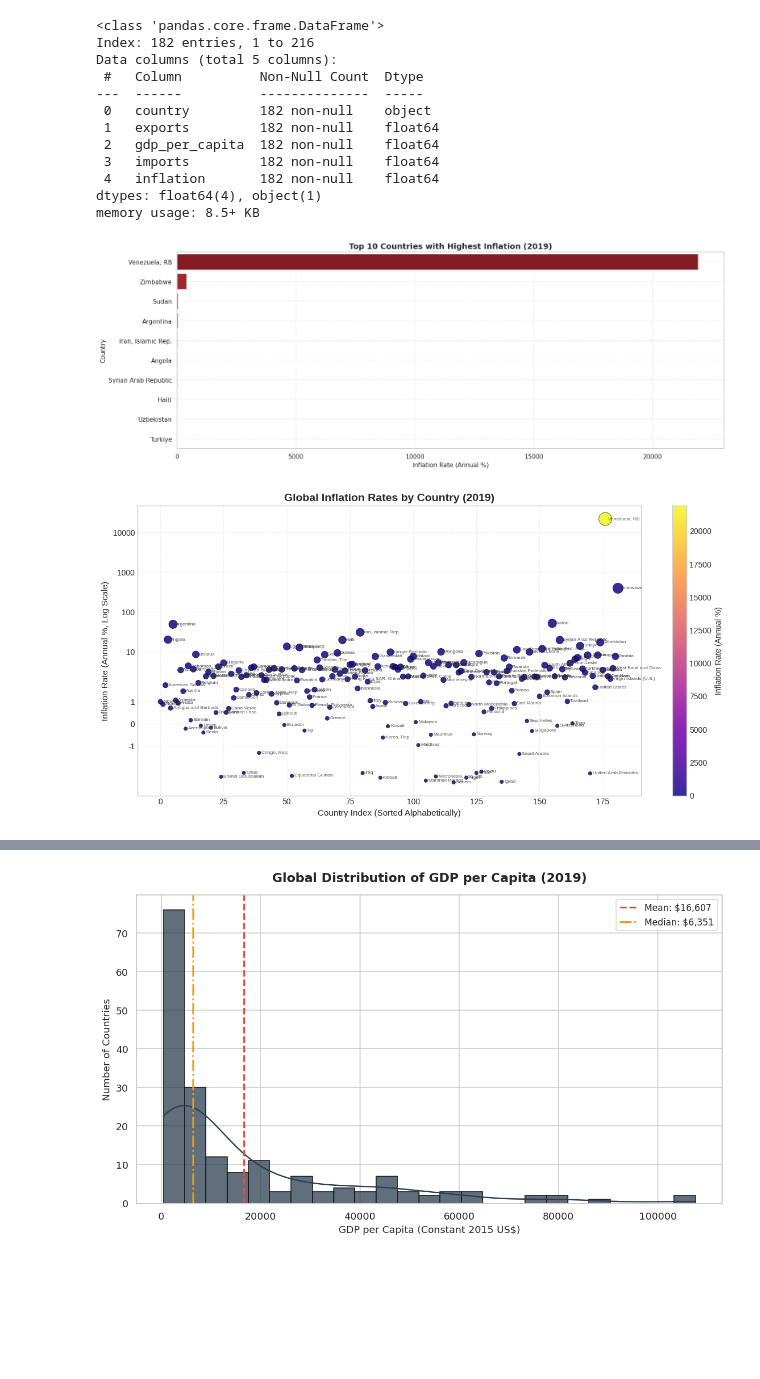
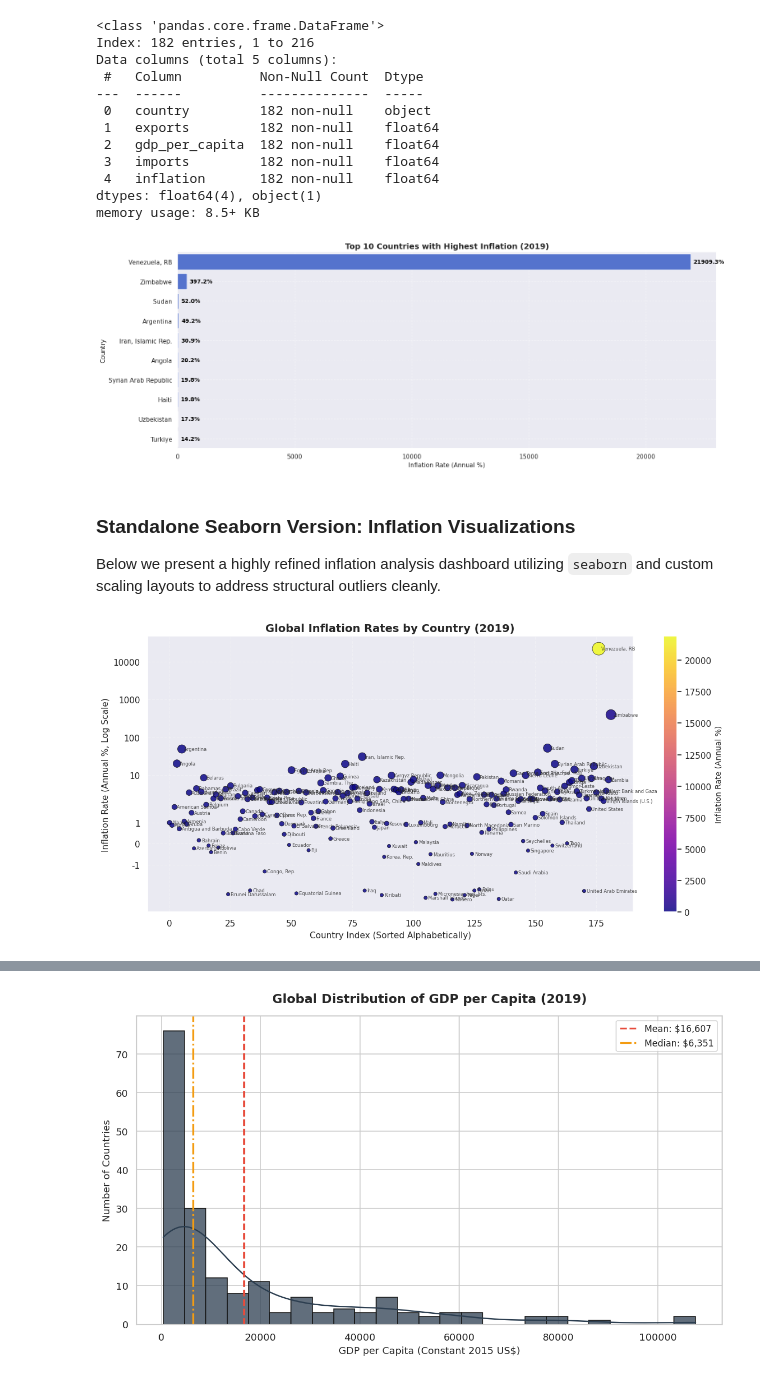
Before and after one commit to chipojaya1/ISS-Economic-Distance, a Jupyter notebook: Economic_distance_analysis.ipynb, the cells around one changed output, grey strips where cells are left out. Cells and saved outputs as stored; diff of their text form; code cells hidden in the pictures; blank space fills up the shorter version.

```diff
--- a/Economic_distance_analysis.ipynb
+++ b/Economic_distance_analysis.ipynb
@@ -6,7 +6,12 @@
 # define necessary libraries
 import pandas as pd
 import numpy as np
+
 import matplotlib.pyplot as plt
 import matplotlib.ticker as ticker
+import matplotlib.patches as mpatches
+
+from scipy.spatial import distance
 import seaborn as sns
+sns.set_theme(style="darkgrid")
 # %%
@@ -179,21 +184,29 @@ Data columns (total 5 columns):
 dtypes: float64(4), object(1)
 memory usage: 8.5+ KB
 # %%
-# Visualization for country-level inflation
+# Visualization for country-level inflation with percentage labels
 fig, ax = plt.subplots(1, 1, figsize=(16, 6))
 
 # Top 10 Countries with the Highest Inflation Rates in 2019
 top_inflation = wdi_df.nlargest(10, 'inflation')
-sns.barplot(x='inflation', y='country', data=top_inflation, ax=ax, hue='country', palette='Reds_r', legend=False)
+sns.barplot(x='inflation', y='country', data=top_inflation, ax=ax, color='royalblue')
+
+# Annotate the actual values onto the bars
+for container in ax.containers:
+    ax.bar_label(container, fmt='%.1f%%', padding=5, fontsize=10, color='black', weight='semibold')
+
 ax.set_title('Top 10 Countries with Highest Inflation (2019)', fontsize=14, fontweight='bold')
 ax.set_xlabel('Inflation Rate (Annual %)', fontsize=11)
 ax.set_ylabel('Country', fontsize=11)
 ax.grid(True, linestyle="--", alpha=0.5)
 
 plt.tight_layout()
 plt.show()
 # %% [output]
-[figure, old version]
+[figure, new version]
+# %% [markdown]
+### Standalone Seaborn Version: Inflation Visualizations
+Below we present a highly refined inflation analysis dashboard utilizing `seaborn` and custom scaling layouts to address structural outliers cleanly.
 # %%
 # Reset index to have a clean numeric index for the scatter plot
 plot_df = wdi_df.reset_index(drop=True)
@@ -240,4 +253,4 @@ plt.grid(True, which="both", linestyle="--", alpha=0.3)
 plt.tight_layout()
 plt.show()
 # %% [output]
-[figure, old version]
+[figure, new version]
```
Also changed, not shown: parts of 5 cells of this notebook.
